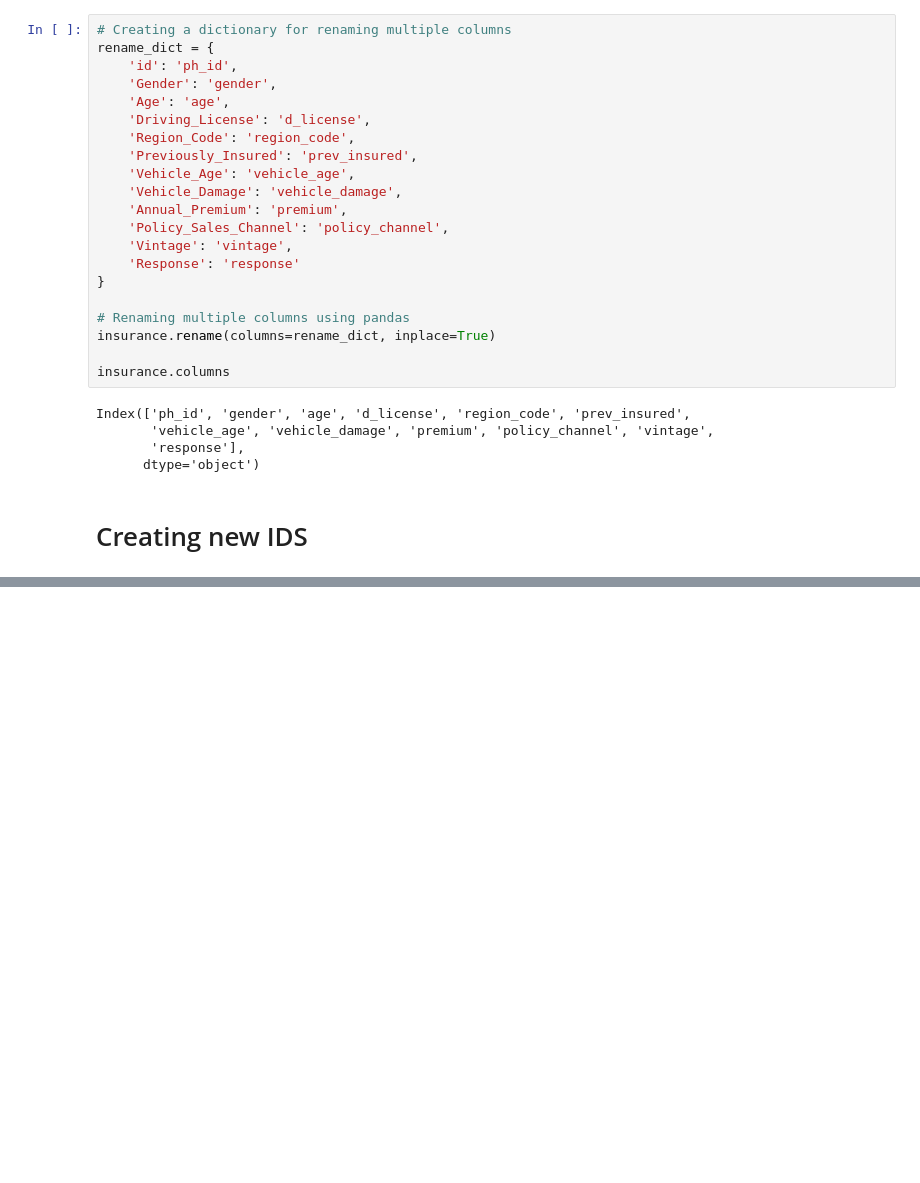
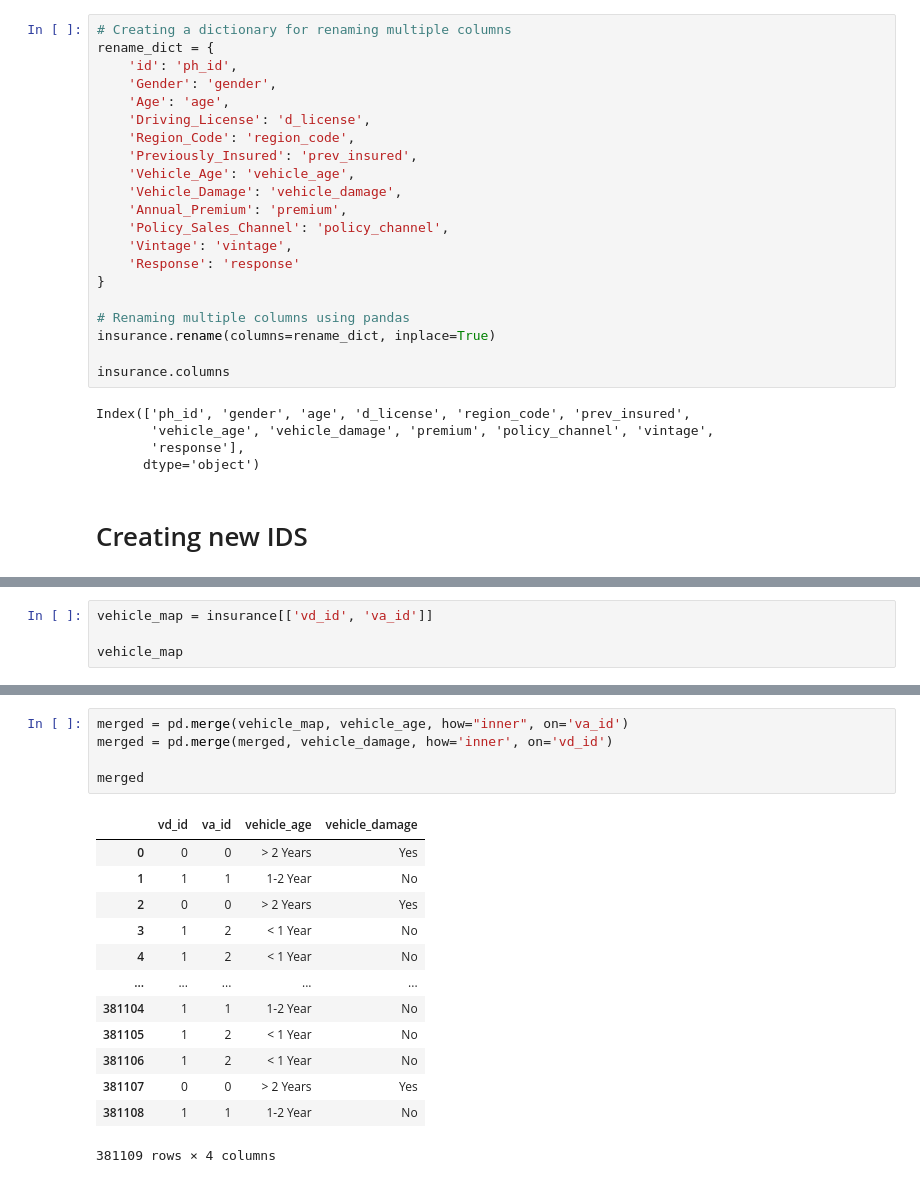
Before and after one commit to The-DigitalAcademy/Vehicle_Insurance, a Jupyter notebook: importdata_query.ipynb, the cells around one changed output, grey strips where cells are left out. Drawn from its saved outputs; the diff is of its cells as text; blank space fills up the shorter version.

```diff
--- a/importdata_query.ipynb
+++ b/importdata_query.ipynb
@@ -89,0 +362,4 @@ gender
+# %%
+vehicle_map = insurance[['vd_id', 'va_id']]
+
+vehicle_map
@@ -89,0 +380,19 @@ gender
+# %%
+merged = pd.merge(vehicle_map, vehicle_age, how="inner", on='va_id')
+merged = pd.merge(merged, vehicle_damage, how='inner', on='vd_id')
+
+merged
+# %% [output]
+|  | vd_id | va_id | vehicle_age | vehicle_damage |
+| 0 | 0 | 0 | > 2 Years | Yes |
+| 1 | 1 | 1 | 1-2 Year | No |
+| 2 | 0 | 0 | > 2 Years | Yes |
+| 3 | 1 | 2 | < 1 Year | No |
+| 4 | 1 | 2 | < 1 Year | No |
+| ... | ... | ... | ... | ... |
+| 381104 | 1 | 1 | 1-2 Year | No |
+| 381105 | 1 | 2 | < 1 Year | No |
+| 381106 | 1 | 2 | < 1 Year | No |
+| 381107 | 0 | 0 | > 2 Years | Yes |
+| 381108 | 1 | 1 | 1-2 Year | No |
+381109 rows × 4 columns
```
Also changed, not shown: parts of 12 cells of this notebook.
